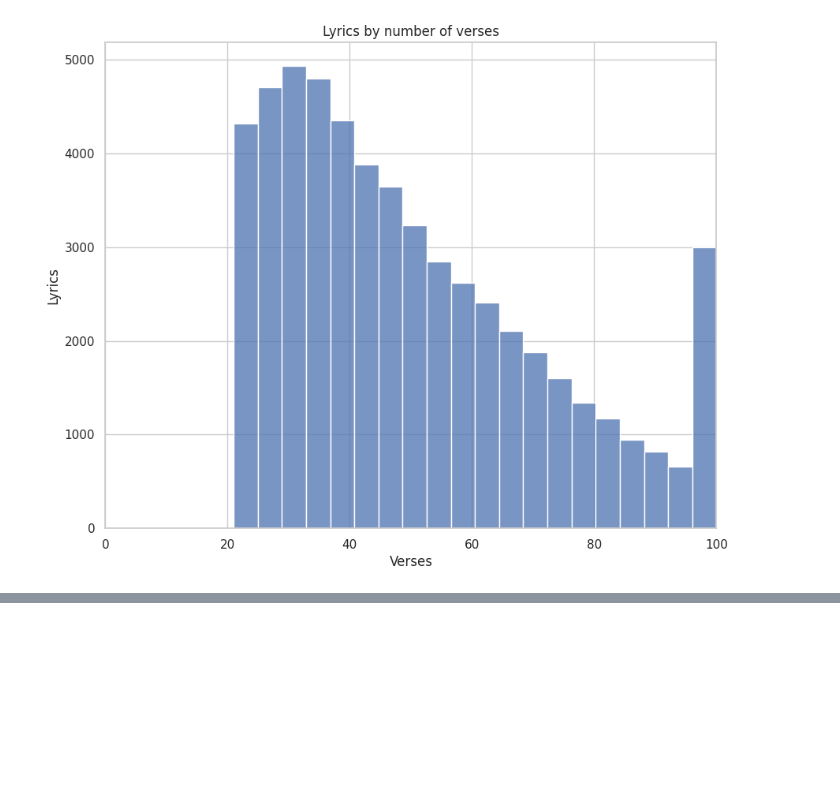
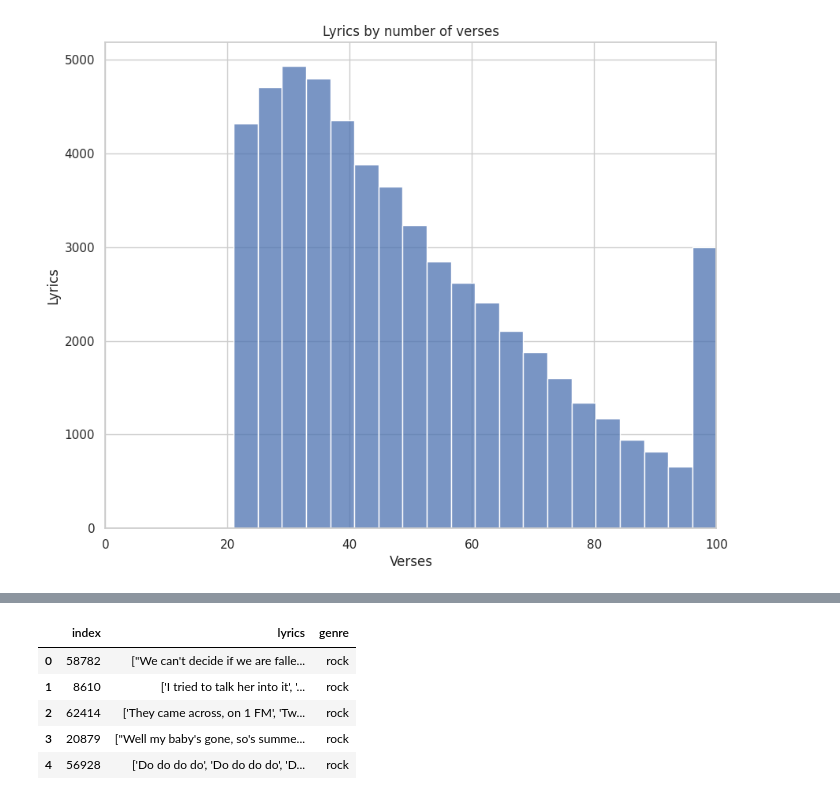
Before and after one commit to mattiapggioli/lyrics2ts, a Jupyter notebook: notebooks/data_preparation.ipynb, the cells around one changed output, grey strips where cells are left out. Cells and saved outputs as stored; diff of their text form; code cells hidden in the pictures; blank space fills up the shorter version.

```diff
--- a/notebooks/data_preparation.ipynb
+++ b/notebooks/data_preparation.ipynb
@@ -258,0 +298,11 @@ df_sample8k.to_csv('../data/lyrics_sample8k.csv', index=False)
+# %%
+df = pd.read_csv('../data/lyrics_evaluation.csv')
+# %%
+df.head()
+# %% [output]
+|  | index | lyrics | genre |
+| 0 | 58782 | ["We can't decide if we are falle... | rock |
+| 1 | 8610 | ['I tried to talk her into it', '... | rock |
+| 2 | 62414 | ['They came across, on 1 FM', 'Tw... | rock |
+| 3 | 20879 | ["Well my baby's gone, so's summe... | rock |
+| 4 | 56928 | ['Do do do do', 'Do do do do', 'D... | rock |
```
Also changed, not shown: parts of 29 cells of this notebook.
